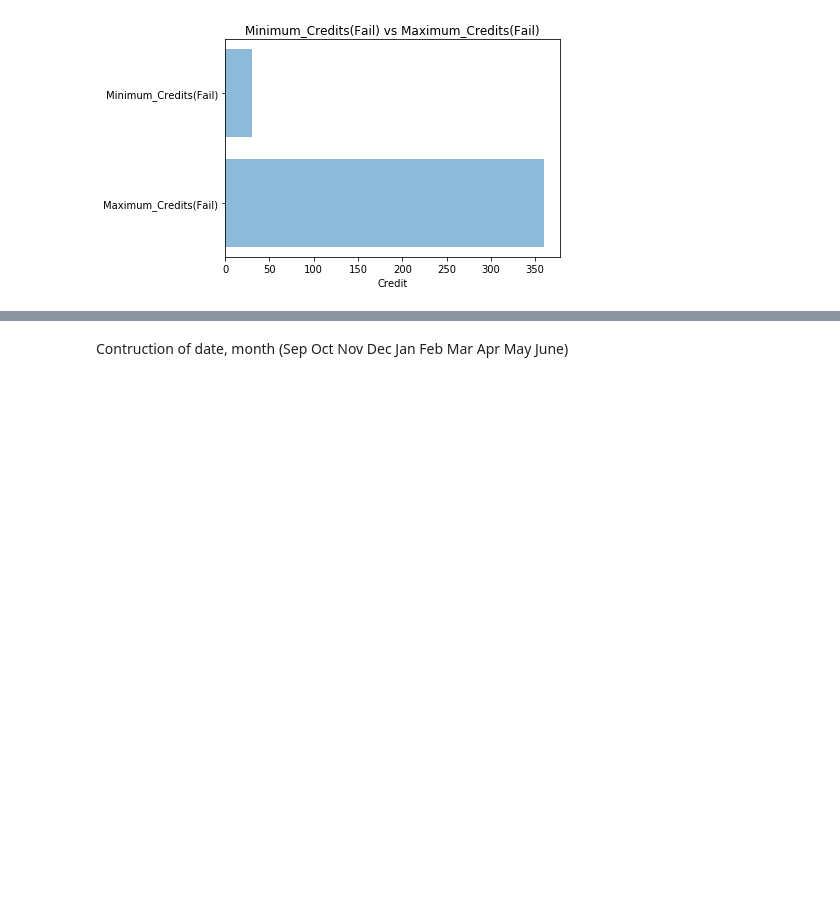
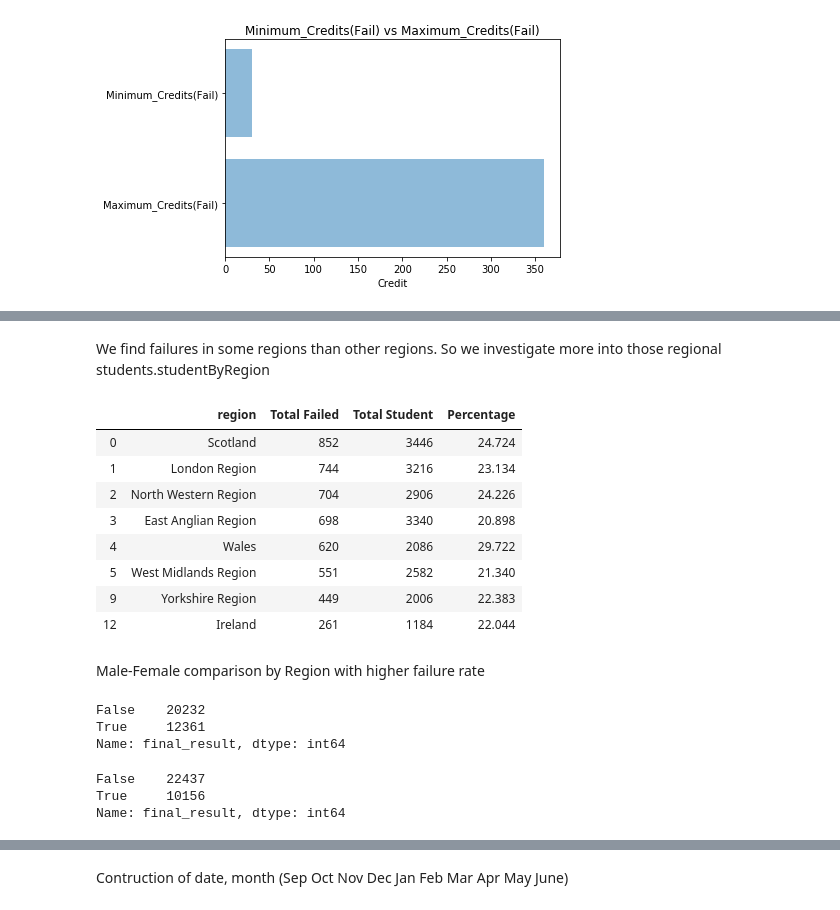
Before and after one commit to rayansami/behaviour-analysis, a Jupyter notebook: Analyzing_Open_University_Learning_Analytics_Dataset.ipynb, the cells around one changed output, grey strips where cells are left out. Saved outputs shown, nothing was run; the diff lists cells and outputs as text; code cells hidden in the pictures; blank space fills up the shorter version.

```diff
--- a/Analyzing_Open_University_Learning_Analytics_Dataset.ipynb
+++ b/Analyzing_Open_University_Learning_Analytics_Dataset.ipynb
@@ -287,0 +272,23 @@ Maximum_Credits(Fail) 360
+# %% [markdown]
+We find failures in some regions than other regions. So we investigate more into those regional students.studentByRegion
+# %%
+student_info_fail = student_info[student_info["final_result"] =='Fail']
+
+total_students_by_region = student_info.groupby(['region']).size().reset_index(name='Total Student').sort_values(by="Total Student",ascending=False)
+failed_students_by_region = student_info_fail.groupby(['region']).size().reset_index(name='Total Failed').sort_values(by="Total Failed",ascending=False)
+merged_total_and_failed_by_region = pd.merge(FailsStudentByRegion, TotalStudentByRegion, on='region')
+merged_total_and_failed_by_region['Percentage'] = round(merged_total_and_failed_by_region['Total Failed'] / merged_total_and_failed_by_region['Total Student'] * 100,3)
+
+regions_with_higher_failure_ratio = merged_total_and_failed_by_region[merged_total_and_failed_by_region['Percentage'] >20]
+# %% [output]
+|  | region | Total Failed | Total Student | Percentage |
+| 0 | Scotland | 852 | 3446 | 24.724 |
+| 1 | London Region | 744 | 3216 | 23.134 |
+| 2 | North Western Region | 704 | 2906 | 24.226 |
+| 3 | East Anglian Region | 698 | 3340 | 20.898 |
+| 4 | Wales | 620 | 2086 | 29.722 |
+| 5 | West Midlands Region | 551 | 2582 | 21.340 |
+| 9 | Yorkshire Region | 449 | 2006 | 22.383 |
+| 12 | Ireland | 261 | 1184 | 22.044 |
+# %% [markdown]
+Male-Female comparison by Region  with higher failure rate
@@ -287,0 +298,14 @@ Maximum_Credits(Fail) 360
+# %%
+pd_pass=student_info["final_result"] =="Pass"
+pd_pass.value_counts()
+# %% [output]
+False    20232
+True     12361
+Name: final_result, dtype: int64
+# %%
+pd_Withdrawn=student_info["final_result"] =="Withdrawn"
+pd_Withdrawn.value_counts()
+# %% [output]
+False    22437
+True     10156
+Name: final_result, dtype: int64
```
Also changed, not shown: parts of 17 cells of this notebook.
